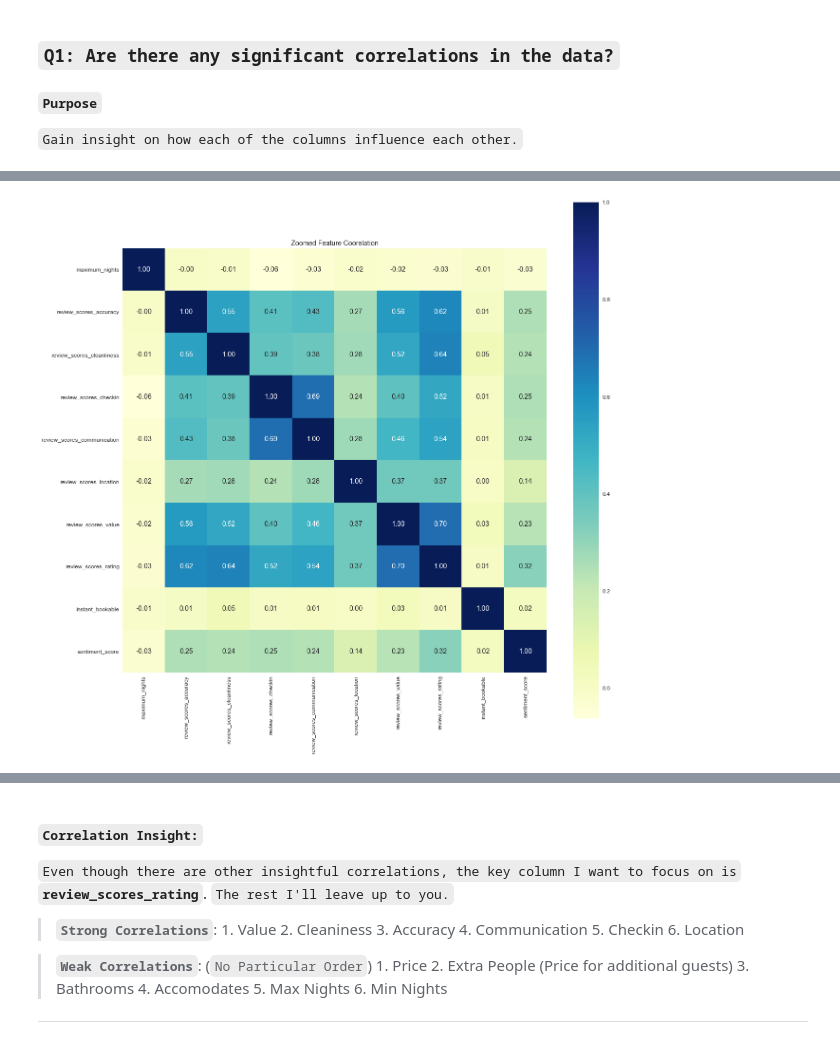
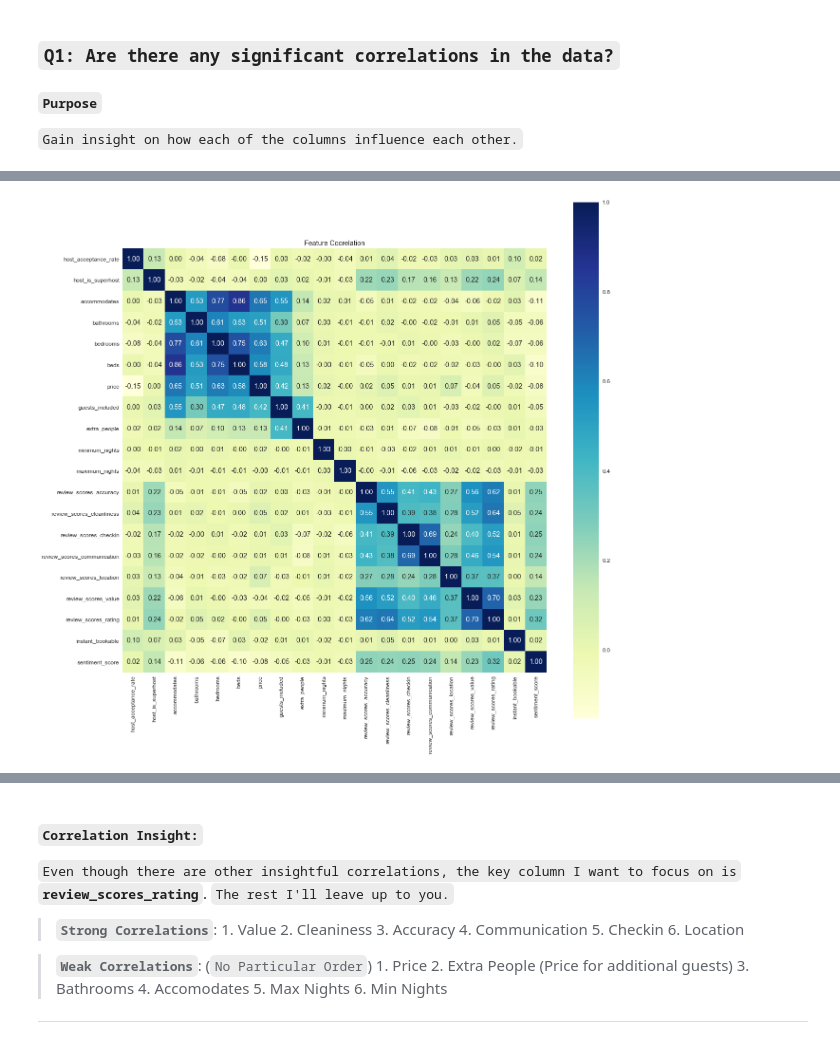
Before and after one commit to jabs085/Seattle_Airbnb_Review_Analysis, a Jupyter notebook: Seattle_AirBnB_Review_Analysis.ipynb, the cells around one changed output, grey strips where cells are left out. Cells and saved outputs as stored; diff of their text form; code cells hidden in the pictures.

```diff
--- a/Seattle_AirBnB_Review_Analysis.ipynb
+++ b/Seattle_AirBnB_Review_Analysis.ipynb
@@ -352,15 +355,26 @@ df.shape
 `Gain insight on how each of the columns influence each other.`
 # %%
 # Take a look at the correlation of the original numerical data:
-init_cols = df.iloc[:, :20].columns.tolist()
 
-corrs = np.corrcoef(df[init_cols].values.T)
-sns.set(font_scale=.9)
-fig, ax = plt.subplots()
-fig.set_size_inches(20, 20)
-ax.title.set_text('Feature Coorelation')
-hm = sns.heatmap(corrs, cbar = True,
-                 cmap="YlGnBu", annot=True,
-                 square = True, fmt = '.2f',
-                 yticklabels = init_cols,
-                 xticklabels = init_cols)
+def heatmap_gen(col_list, title_string):
+    """
+    Displays a heatmap using a range of columns.
+
+    Variables:
+    col_list - list of columns you want included in the heatmap
+
+    Output:
+    Seaborn heat map consiting of a range of (lowerbound:higherbound)
+    columns
+    """
+
+    corrs = np.corrcoef(df[col_list].values.T)
+    sns.set(font_scale=1.2)
+    fig, ax = plt.subplots()
+    fig.set_size_inches(20, 20)
+    ax.title.set_text(title_string)
+    hm = sns.heatmap(corrs, cbar = True,
+                     cmap="YlGnBu", annot=True,
+                     square = True, fmt = '.2f',
+                     yticklabels = col_list,
+                     xticklabels = col_list)
@@ -369,16 +381,5 @@ hm = sns.heatmap(corrs, cbar = True,
-# %%
-# Narrow in on review_scores_rating
-init_cols = df.iloc[:, 10:20].columns.tolist()
-
-corrs = np.corrcoef(df[init_cols].values.T)
-sns.set(font_scale=1.2)
-fig, ax = plt.subplots()
-fig.set_size_inches(20, 20)
-ax.title.set_text('Zoomed Feature Coorelation')
-hm = sns.heatmap(corrs, cbar = True,
-                 cmap="YlGnBu", annot=True,
-                 square = True, fmt = '.2f',
-                 yticklabels = init_cols,
-                 xticklabels = init_cols)
-# %% [output]
-[figure, removed]
+# %%
+init_cols = df.iloc[:, :20].columns.tolist()
+heatmap_gen(init_cols, 'Feature Coorelation')
+# %% [output]
+[figure, added]
```
Also changed, not shown: parts of 5 cells of this notebook, 1 other file.
